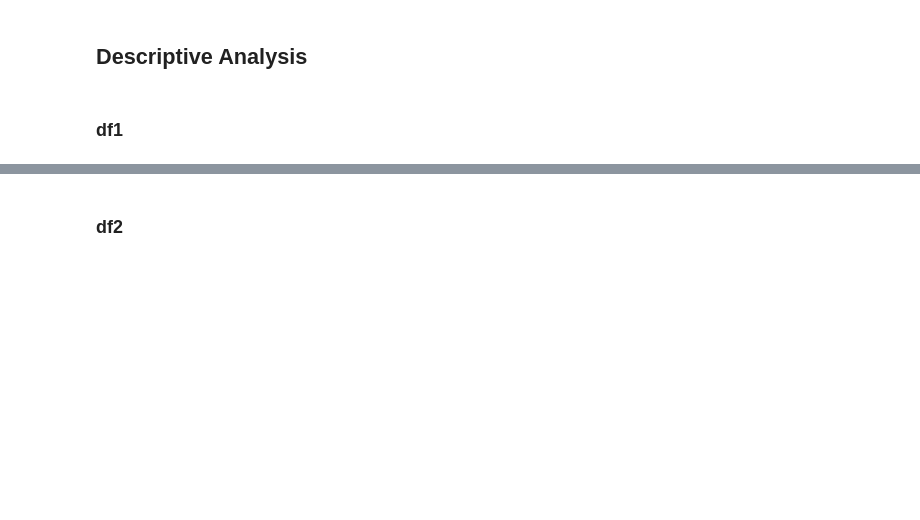
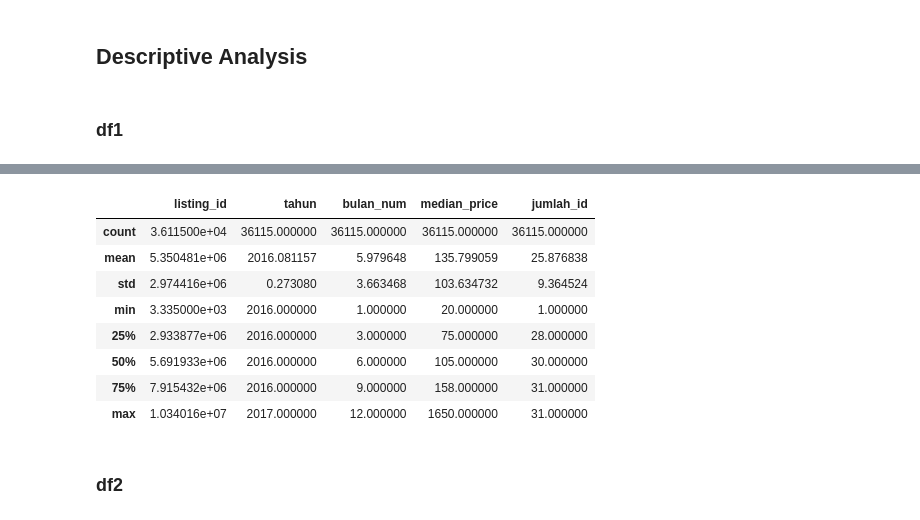
Before and after one commit to Podjan/ResNet2, a Jupyter notebook: Coding2.ipynb, the cells around one changed output, grey strips where cells are left out. Saved outputs shown, nothing was run; the diff lists cells and outputs as text; code cells hidden in the pictures; blank space fills up the shorter version.

```diff
--- a/Coding2.ipynb
+++ b/Coding2.ipynb
@@ -362,2 +373,14 @@ df2.head()
+# %%
+df1.describe()
+# %% [output]
+|  | listing_id | tahun | bulan_num | median_price | jumlah_id |
+| count | 3.611500e+04 | 36115.000000 | 36115.000000 | 36115.000000 | 36115.000000 |
+| mean | 5.350481e+06 | 2016.081157 | 5.979648 | 135.799059 | 25.876838 |
+| std | 2.974416e+06 | 0.273080 | 3.663468 | 103.634732 | 9.364524 |
+| min | 3.335000e+03 | 2016.000000 | 1.000000 | 20.000000 | 1.000000 |
+| 25% | 2.933877e+06 | 2016.000000 | 3.000000 | 75.000000 | 28.000000 |
+| 50% | 5.691933e+06 | 2016.000000 | 6.000000 | 105.000000 | 30.000000 |
+| 75% | 7.915432e+06 | 2016.000000 | 9.000000 | 158.000000 | 31.000000 |
+| max | 1.034016e+07 | 2017.000000 | 12.000000 | 1650.000000 | 31.000000 |
 # %% [markdown]
 ### df2
```
Also changed, not shown: parts of 3 cells of this notebook, 1 other file.
